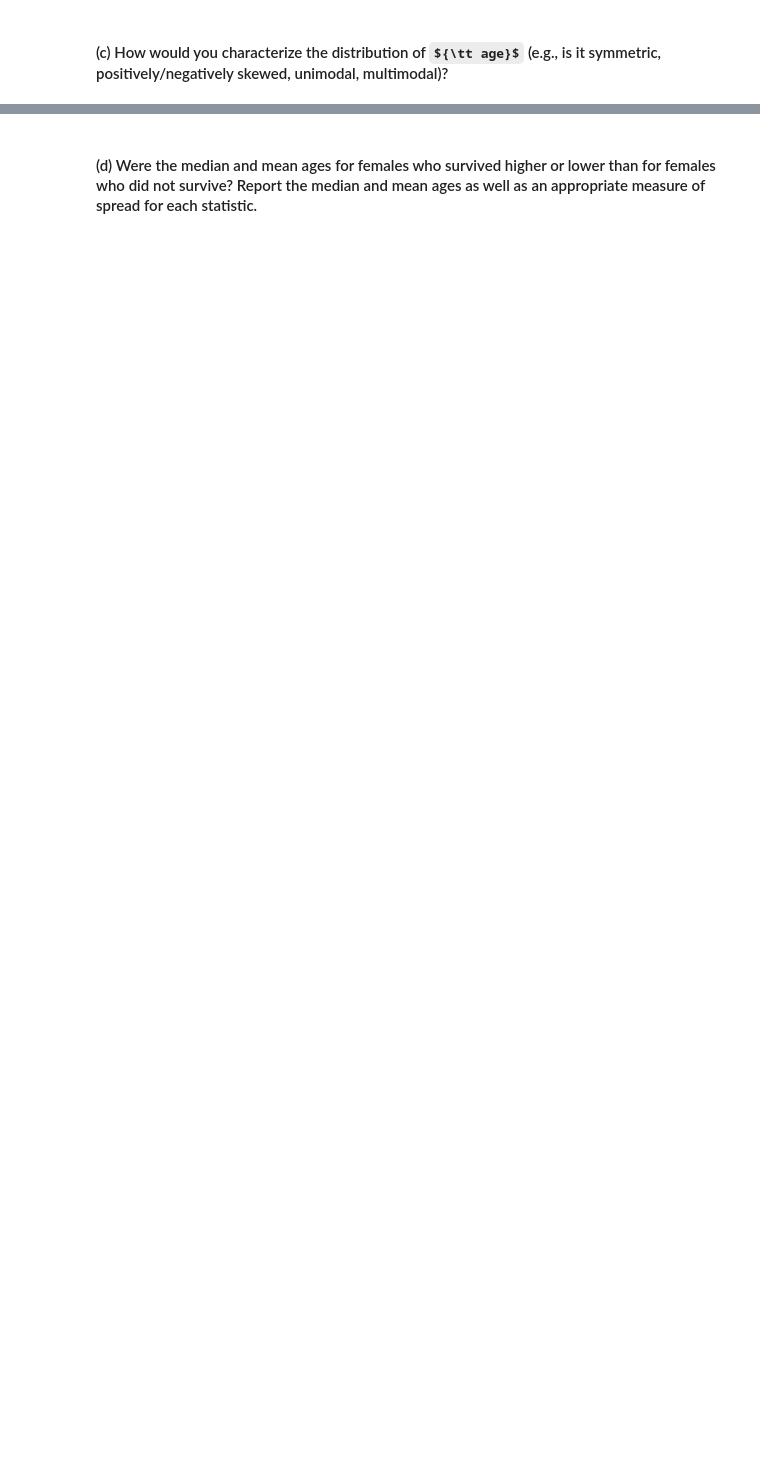
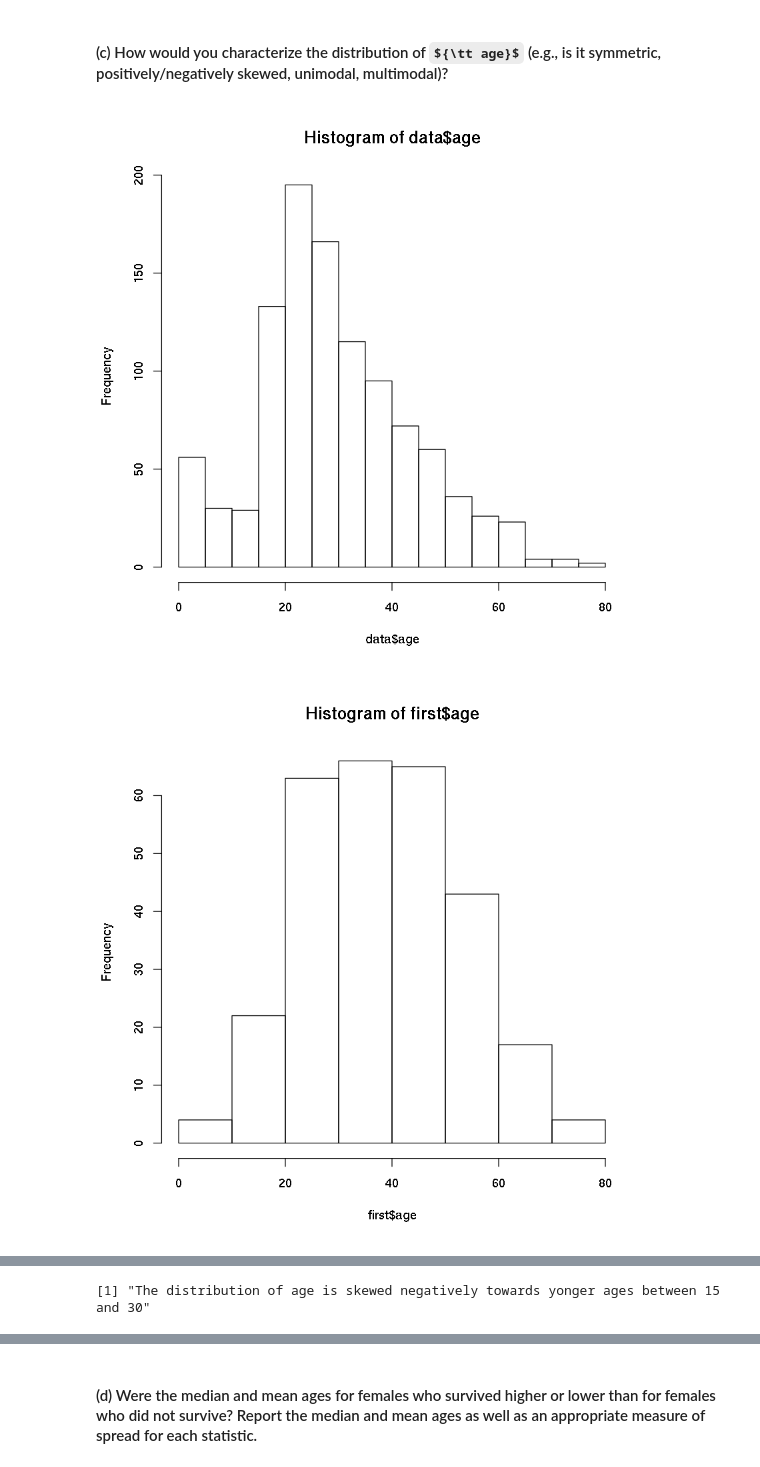
Before and after one commit to dskrenta/appm-4570, a Jupyter notebook: week2/hwk2_Sp18_appm4570-computational.ipynb, the cells around one changed output, grey strips where cells are left out. Saved outputs shown, nothing was run; the diff lists cells and outputs as text; code cells hidden in the pictures; some formulas as TeX source; blank space fills up the shorter version.

```diff
--- a/week2/hwk2_Sp18_appm4570-computational.ipynb
+++ b/week2/hwk2_Sp18_appm4570-computational.ipynb
@@ -46,2 +74,13 @@ femaleSurvivedPercentage
 # %% [markdown]
 #### (c) How would you characterize the distribution of ${\tt age}$ (e.g., is it symmetric, positively/negatively skewed, unimodal, multimodal)?
+# %%
+hist(data$age)
+hist(first$age)
+hist(second$age)
+hist(thrid$age)
+"The distribution of age is skewed negatively towards yonger ages between 15 and 30"
+"In higher classes the distribution of age is skewed towards higher ages"
+"The distribution is unimodal except for first class"
+# %% [output]
+[figure, added]
+[figure, added]
@@ -47,0 +88 @@ femaleSurvivedPercentage
+[1] "The distribution of age is skewed negatively towards yonger ages between 15 and 30"
```
Also changed, not shown: parts of 9 cells of this notebook.
